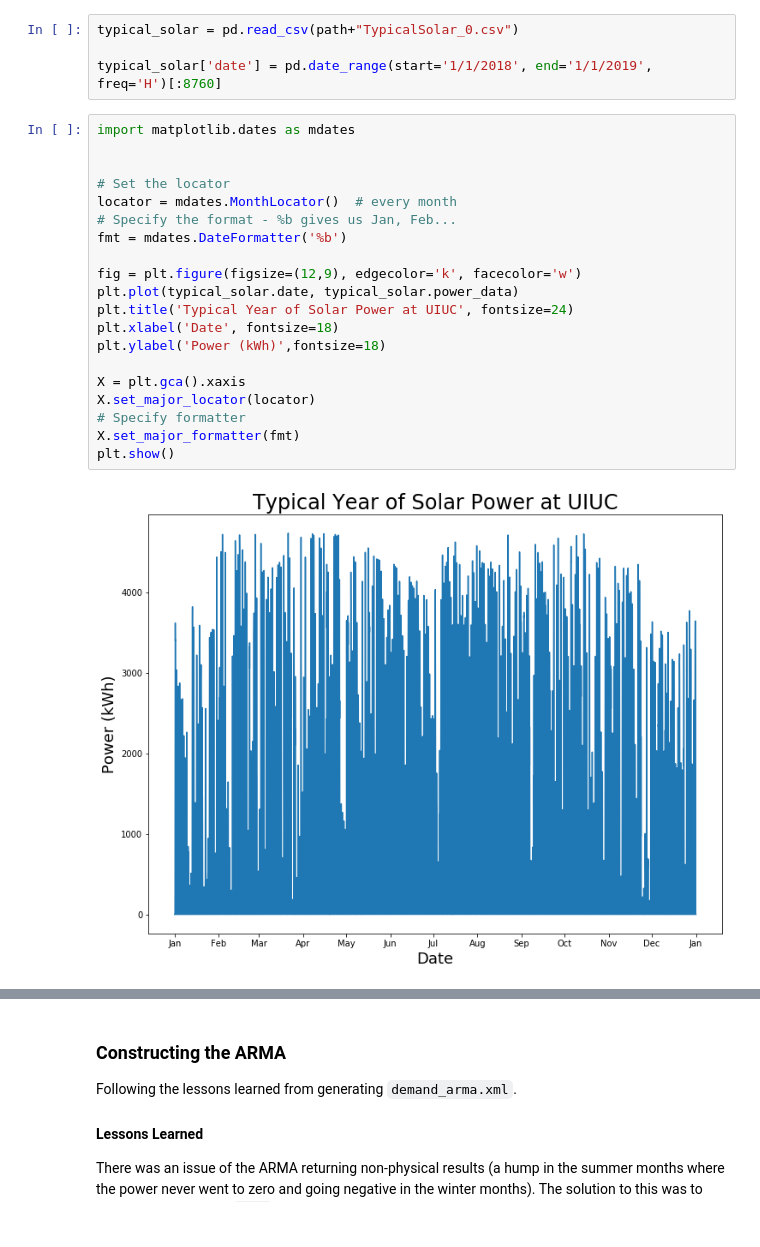
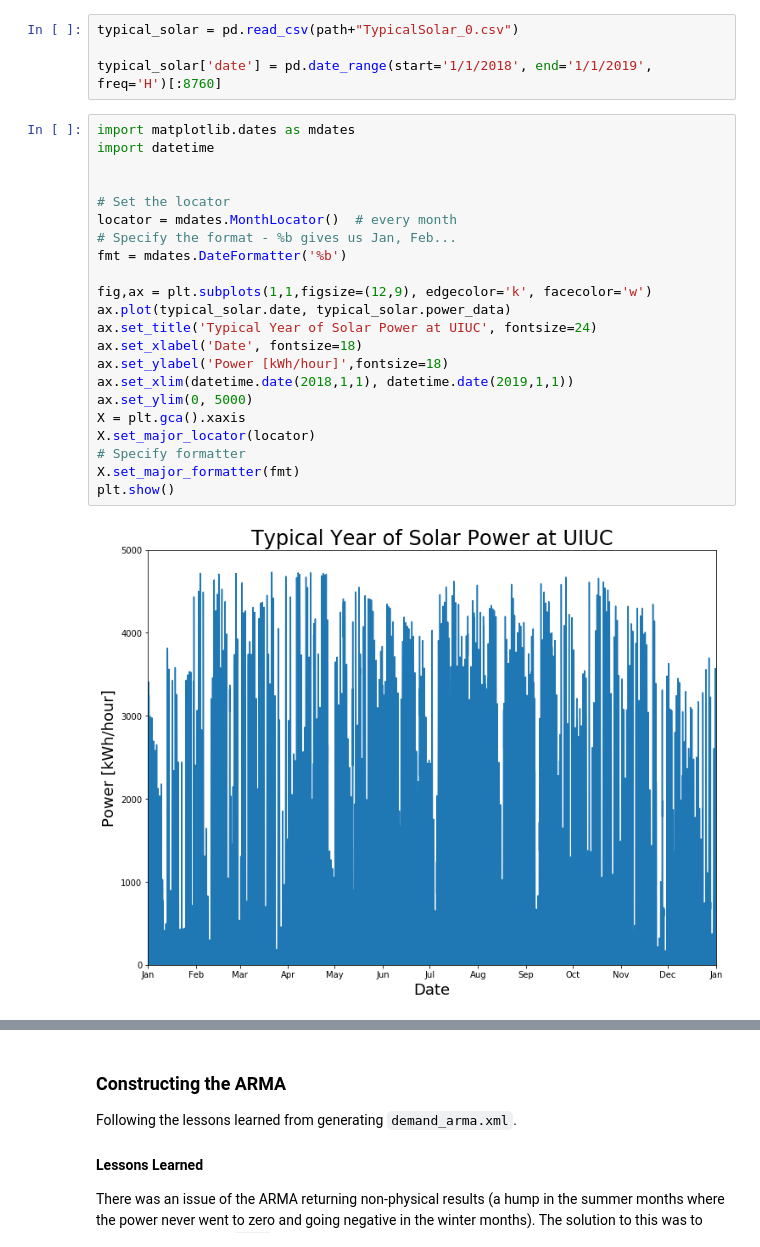
Before and after one commit to arfc/pride, a Jupyter notebook: data_processing/solar_power.ipynb, the cells around one changed output, grey strips where cells are left out. Drawn from its saved outputs; the diff is of its cells as text.

Commit message:
updates plots

```diff
--- a/data_processing/solar_power.ipynb
+++ b/data_processing/solar_power.ipynb
@@ -415,26 +394,28 @@ typical_solar = pd.read_csv(path+"TypicalSolar_0.csv")
 typical_solar['date'] = pd.date_range(start='1/1/2018', end='1/1/2019', freq='H')[:8760]
 # %%
 import matplotlib.dates as mdates
+import datetime
 
 
 # Set the locator
 locator = mdates.MonthLocator()  # every month
 # Specify the format - %b gives us Jan, Feb...
 fmt = mdates.DateFormatter('%b')
 
-fig = plt.figure(figsize=(12,9), edgecolor='k', facecolor='w')
-plt.plot(typical_solar.date, typical_solar.power_data)
-plt.title('Typical Year of Solar Power at UIUC', fontsize=24)
-plt.xlabel('Date', fontsize=18)
-plt.ylabel('Power (kWh)',fontsize=18)
-
+fig,ax = plt.subplots(1,1,figsize=(12,9), edgecolor='k', facecolor='w')
+ax.plot(typical_solar.date, typical_solar.power_data)
+ax.set_title('Typical Year of Solar Power at UIUC', fontsize=24)
+ax.set_xlabel('Date', fontsize=18)
+ax.set_ylabel('Power [kWh/hour]',fontsize=18)
+ax.set_xlim(datetime.date(2018,1,1), datetime.date(2019,1,1))
+ax.set_ylim(0, 5000)
 X = plt.gca().xaxis
 X.set_major_locator(locator)
 # Specify formatter
 X.set_major_formatter(fmt)
 plt.show()
 # %% [output]
-[figure, old version]
+[figure, new version]
 # %%
 print("Average typical solar power is {}".format(typical_solar.power_data.mean()))
 # %% [output]
```
Also changed, not shown: parts of 10 cells of this notebook.
